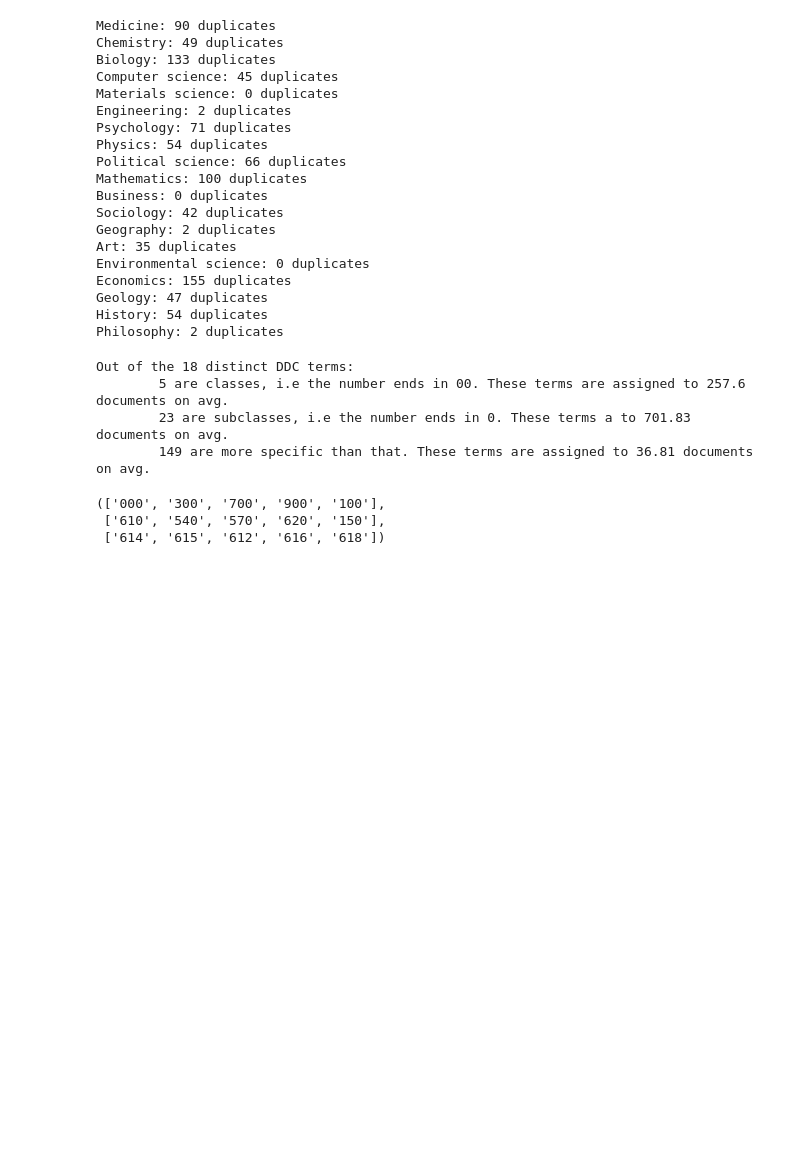
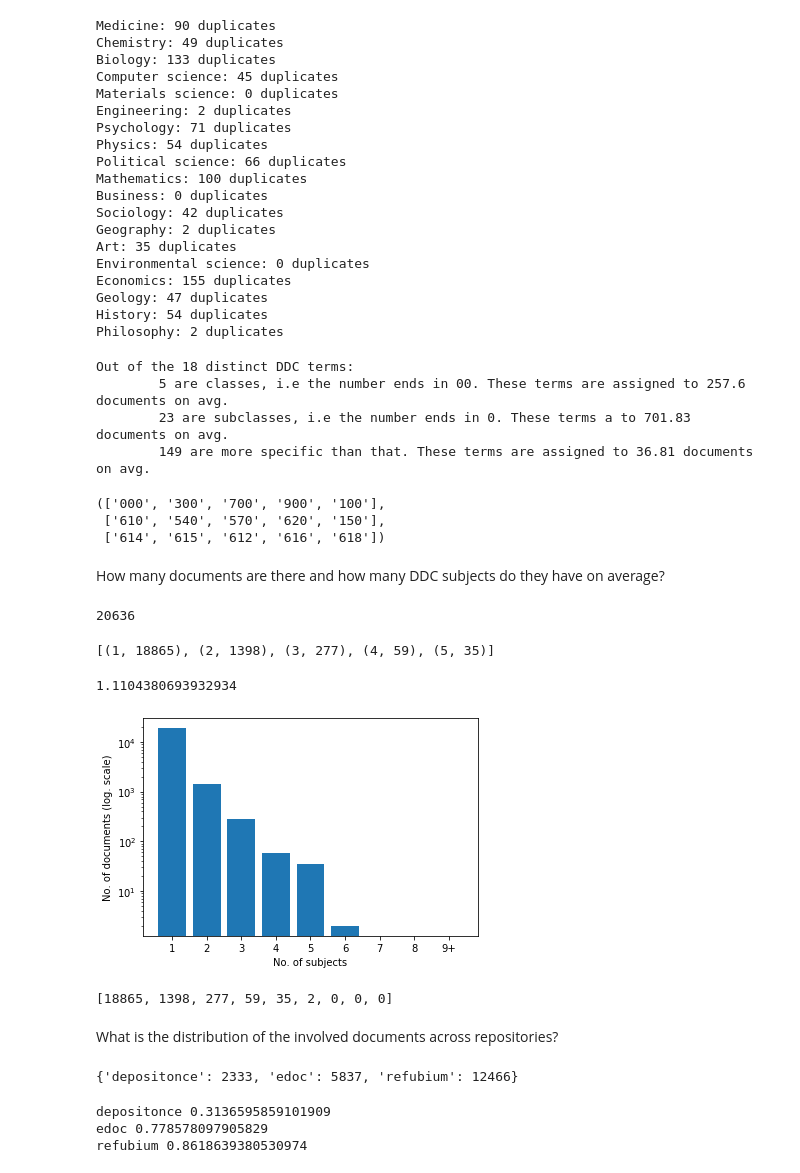
Before and after one commit to uni-carlosfranzreb/thesis_openalex, a Jupyter notebook: analysis/ddc_subjects.ipynb, the cells around one changed output. Drawn from its saved outputs; the diff is of its cells as text; code cells hidden in the pictures; blank space fills up the shorter version.

Commit message:
Analyse documents and their repo distribution

```diff
--- a/analysis/ddc_subjects.ipynb
+++ b/analysis/ddc_subjects.ipynb
@@ -115,3 +115,62 @@ list(classes.keys()), list(subclasses.keys())[:5], list(more_specific.keys())[:5
 (['000', '300', '700', '900', '100'],
  ['610', '540', '570', '620', '150'],
  ['614', '615', '612', '616', '618'])
+# %% [markdown]
+How many documents are there and how many DDC subjects do they have on average?
+# %%
+docs = {}
+for subject in ddc:
+  for number in ddc[subject]:
+    for doc in ddc[subject][number]:
+      if doc in docs:
+        docs[doc].append(subject)
+      else:
+        docs[doc] = [subject]
+len(docs)  # no. of documents
+# %% [output]
+20636
+# %%
+doc_cnt = Counter([len(v) for v in docs.values()])
+doc_cnt.most_common(5)  # 5 most common number of subjects per document
+# %% [output]
+[(1, 18865), (2, 1398), (3, 277), (4, 59), (5, 35)]
+# %%
+sum([k*v for k,v in doc_cnt.items()]) / sum(doc_cnt.values())  # avg. number of DDC subjects per document
+# %% [output]
+1.1104380693932934
+# %%
+x = [str(i) for i in range(1, 10)]
+x[-1] += '+'
+y = [doc_cnt[i] for i in range(1, 9)] + [sum(doc_cnt[i] for i in doc_cnt if i >= 9)]
+plt.bar(range(1, 10), y)
+plt.xlabel('No. of subjects')
+plt.ylabel('No. of documents (log. scale)')
+plt.yscale('log')
+plt.xticks(range(1, 10), x)
+plt.show()
+# %% [output]
+[figure, added]
+# %%
+y  # values of the plot above
+# %% [output]
+[18865, 1398, 277, 59, 35, 2, 0, 0, 0]
+# %% [markdown]
+What is the distribution of the involved documents across repositories?
+# %%
+repo_cnt = {'depositonce': 0, 'edoc': 0, 'refubium': 0}
+for doc in docs:
+  for repo in repo_cnt:
+    if repo in doc:
+      repo_cnt[repo] += 1
+      break
+repo_cnt
+# %% [output]
+{'depositonce': 2333, 'edoc': 5837, 'refubium': 12466}
+# %%
+repo_totals = {'depositonce': 7438, 'edoc': 7497, 'refubium': 14464}  # total no. of docs
+for repo in repo_totals:
+  print(repo, repo_cnt[repo]/repo_totals[repo])
+# %% [output]
+depositonce 0.3136595859101909
+edoc 0.778578097905829
+refubium 0.8618639380530974
```
